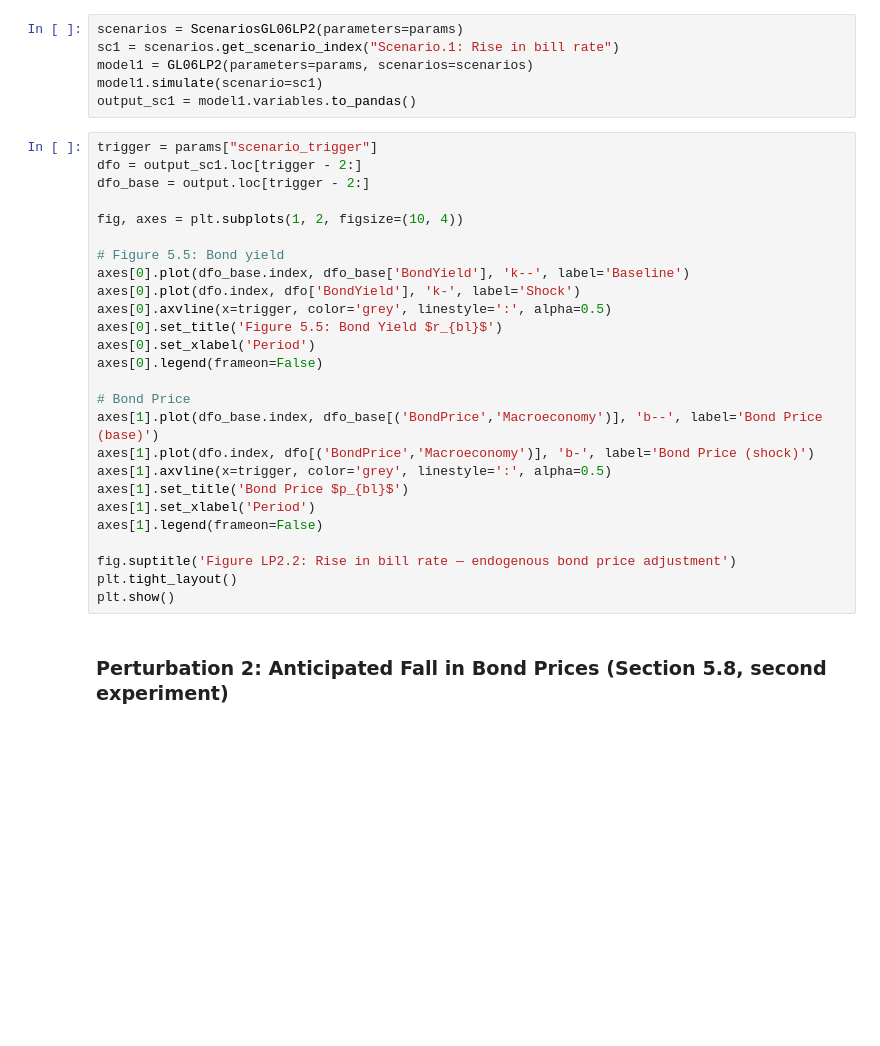
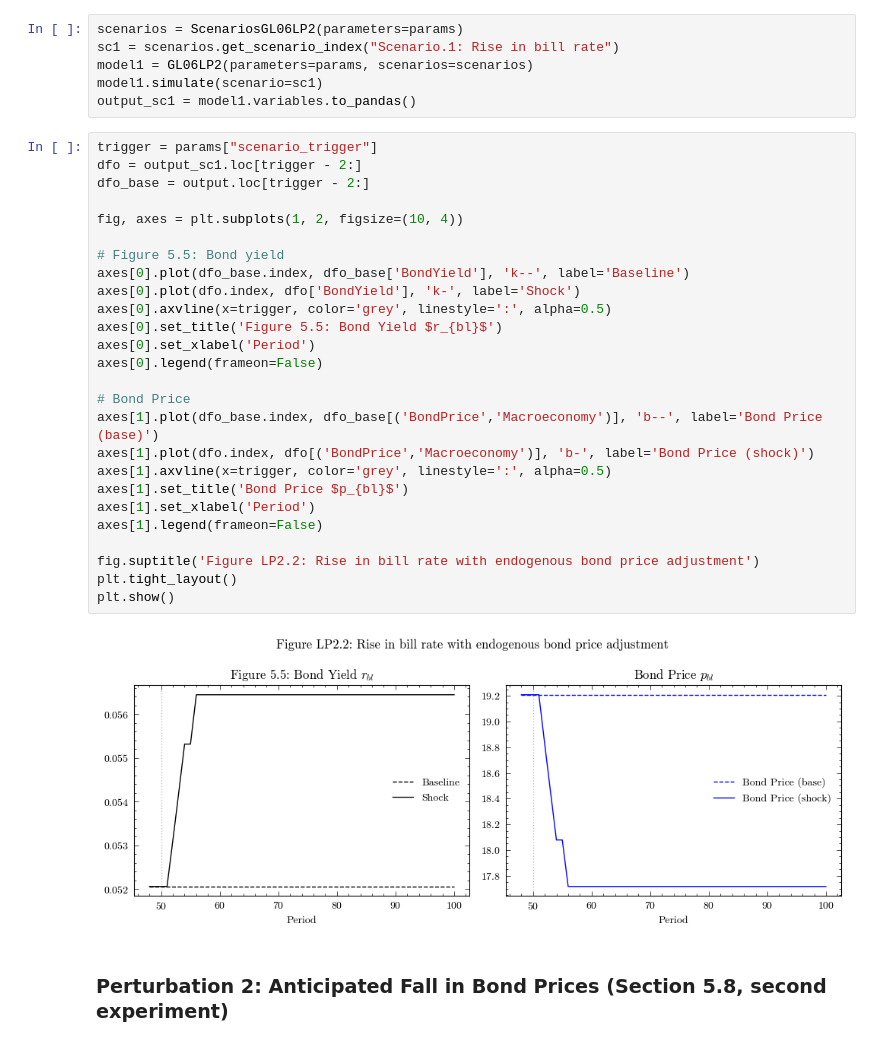
Before and after one commit to KarlNaumann/MacroStat, a Jupyter notebook: docs/models/GL06/GL06LP2.ipynb, the cells around one changed output. Drawn from its saved outputs; the diff is of its cells as text; blank space fills up the shorter version.

Commit message:
fix(GL06LP): amended and ran docs to have outputs and all graph rendering

```diff
--- a/docs/models/GL06/GL06LP2.ipynb
+++ b/docs/models/GL06/GL06LP2.ipynb
@@ -192,29 +214,31 @@ output_sc1 = model1.variables.to_pandas()
 # %%
 trigger = params["scenario_trigger"]
 dfo = output_sc1.loc[trigger - 2:]
 dfo_base = output.loc[trigger - 2:]
 
 fig, axes = plt.subplots(1, 2, figsize=(10, 4))
 
 # Figure 5.5: Bond yield
 axes[0].plot(dfo_base.index, dfo_base['BondYield'], 'k--', label='Baseline')
 axes[0].plot(dfo.index, dfo['BondYield'], 'k-', label='Shock')
 axes[0].axvline(x=trigger, color='grey', linestyle=':', alpha=0.5)
 axes[0].set_title('Figure 5.5: Bond Yield $r_{bl}$')
 axes[0].set_xlabel('Period')
 axes[0].legend(frameon=False)
 
 # Bond Price
 axes[1].plot(dfo_base.index, dfo_base[('BondPrice','Macroeconomy')], 'b--', label='Bond Price (base)')
 axes[1].plot(dfo.index, dfo[('BondPrice','Macroeconomy')], 'b-', label='Bond Price (shock)')
 axes[1].axvline(x=trigger, color='grey', linestyle=':', alpha=0.5)
 axes[1].set_title('Bond Price $p_{bl}$')
 axes[1].set_xlabel('Period')
 axes[1].legend(frameon=False)
 
-fig.suptitle('Figure LP2.2: Rise in bill rate — endogenous bond price adjustment')
+fig.suptitle('Figure LP2.2: Rise in bill rate with endogenous bond price adjustment')
 plt.tight_layout()
 plt.show()
+# %% [output]
+[figure, added]
 # %% [markdown]
 ### Perturbation 2: Anticipated Fall in Bond Prices (Section 5.8, second experiment)
 # %% [markdown]
```
Also changed, not shown: parts of 4 cells of this notebook, 2 other files.
